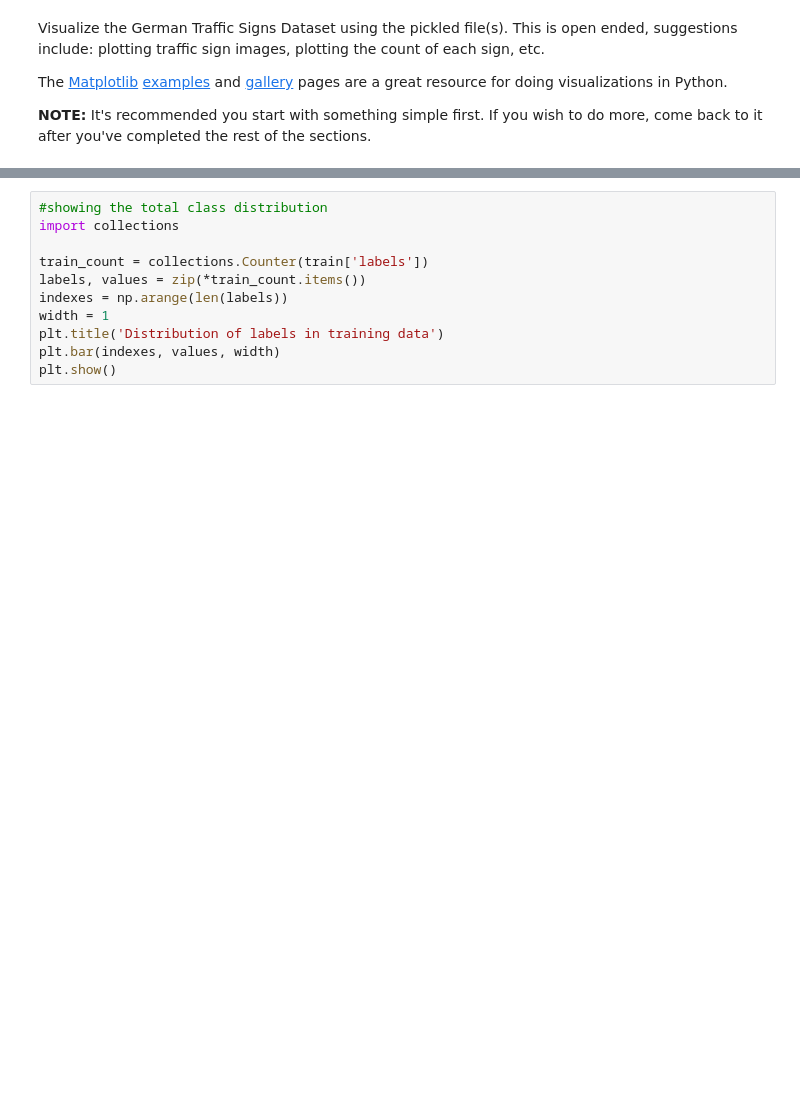
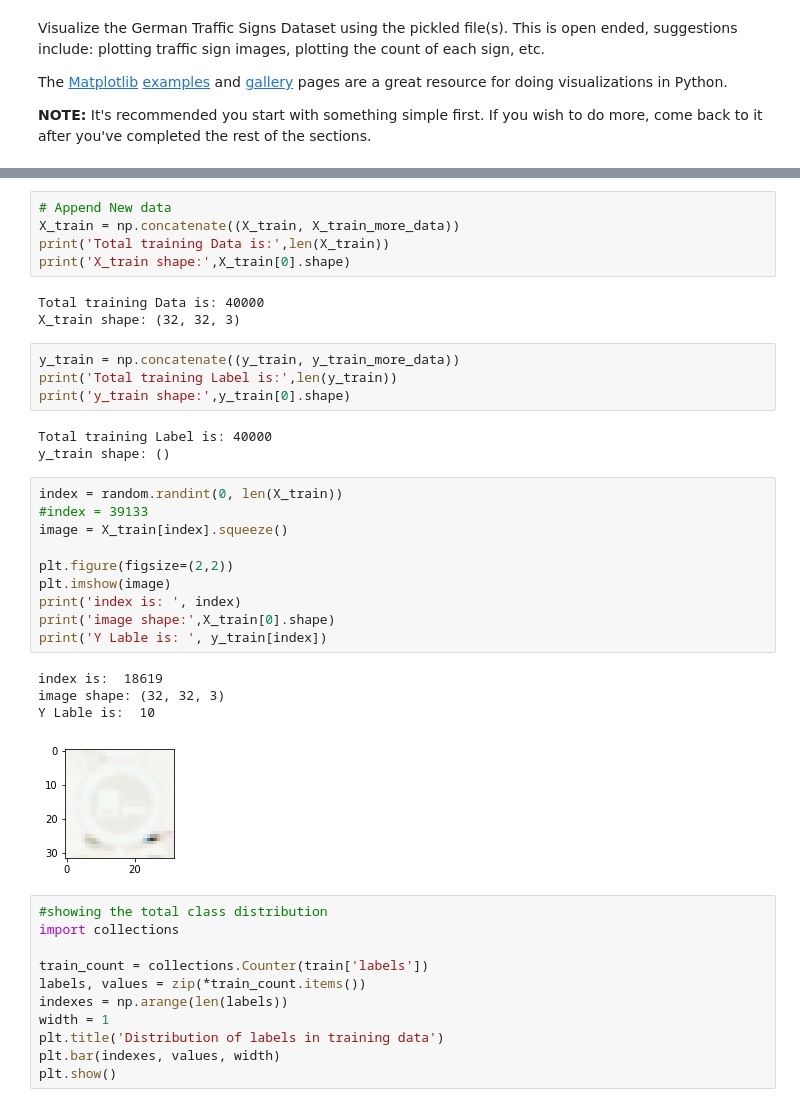
Before and after one commit to asimay/SDC-Traffic-Sign-Classifier, a Jupyter notebook: Traffic_Sign_Classifier.ipynb, the cells around one changed output, grey strips where cells are left out. Saved outputs shown, nothing was run; the diff lists cells and outputs as text; blank space fills up the shorter version.

```diff
--- a/Traffic_Sign_Classifier.ipynb
+++ b/Traffic_Sign_Classifier.ipynb
@@ -152,3 +194,33 @@ y label is : 1
+# %%
+# Append New data
+X_train = np.concatenate((X_train, X_train_more_data))
+print('Total training Data is:',len(X_train))
+print('X_train shape:',X_train[0].shape)
+# %% [output]
+Total training Data is: 40000
+X_train shape: (32, 32, 3)
+# %%
+y_train = np.concatenate((y_train, y_train_more_data))
+print('Total training Label is:',len(y_train))
+print('y_train shape:',y_train[0].shape)
+# %% [output]
+Total training Label is: 40000
+y_train shape: ()
+# %%
+index = random.randint(0, len(X_train))
+#index = 39133
+image = X_train[index].squeeze()
+
+plt.figure(figsize=(2,2))
+plt.imshow(image)
+print('index is: ', index)
+print('image shape:',X_train[0].shape)
+print('Y Lable is: ', y_train[index])
+# %% [output]
+index is:  18619
+image shape: (32, 32, 3)
+Y Lable is:  10
+[figure, added]
 # %%
 #showing the total class distribution
 import collections
```
Also changed, not shown: parts of 16 cells of this notebook.
